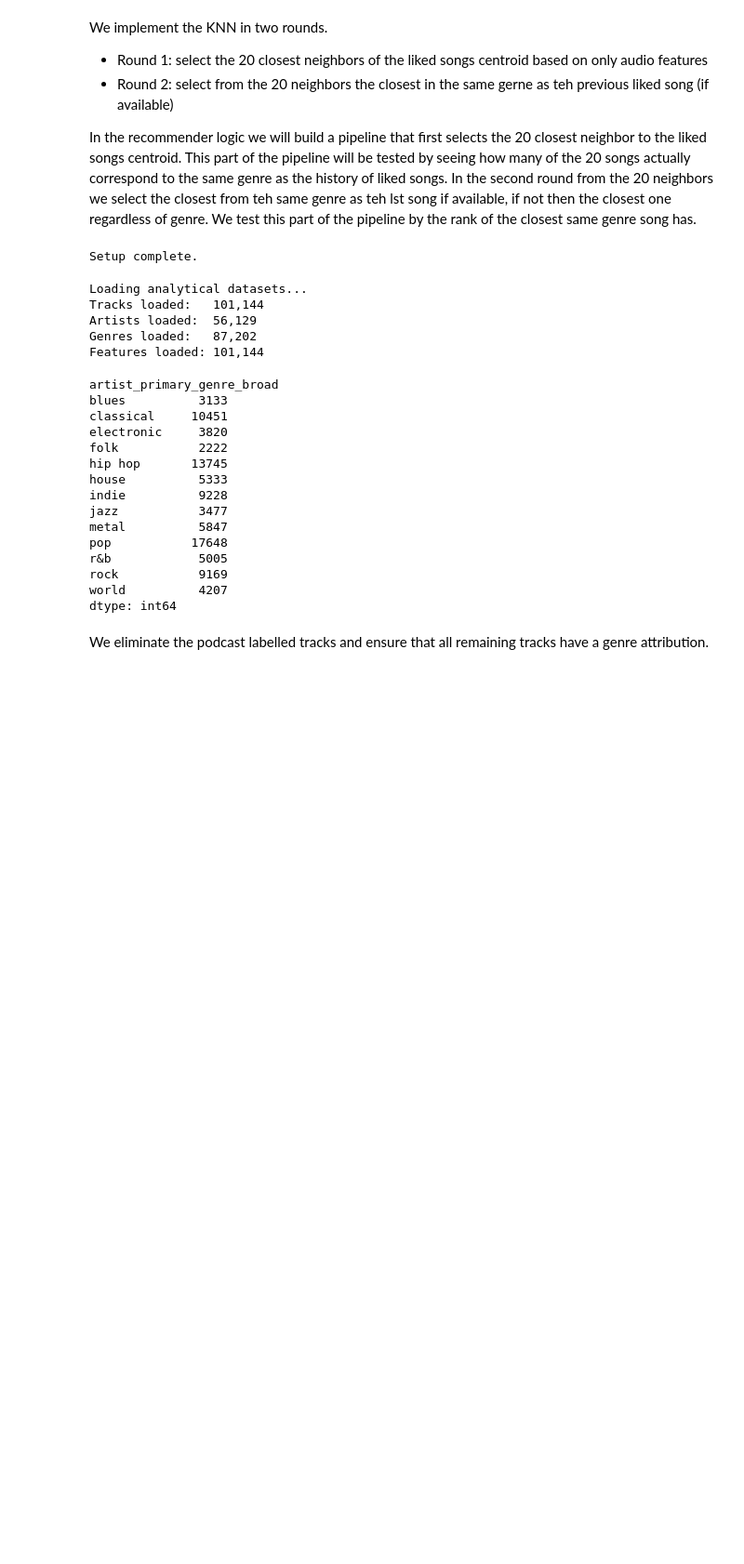
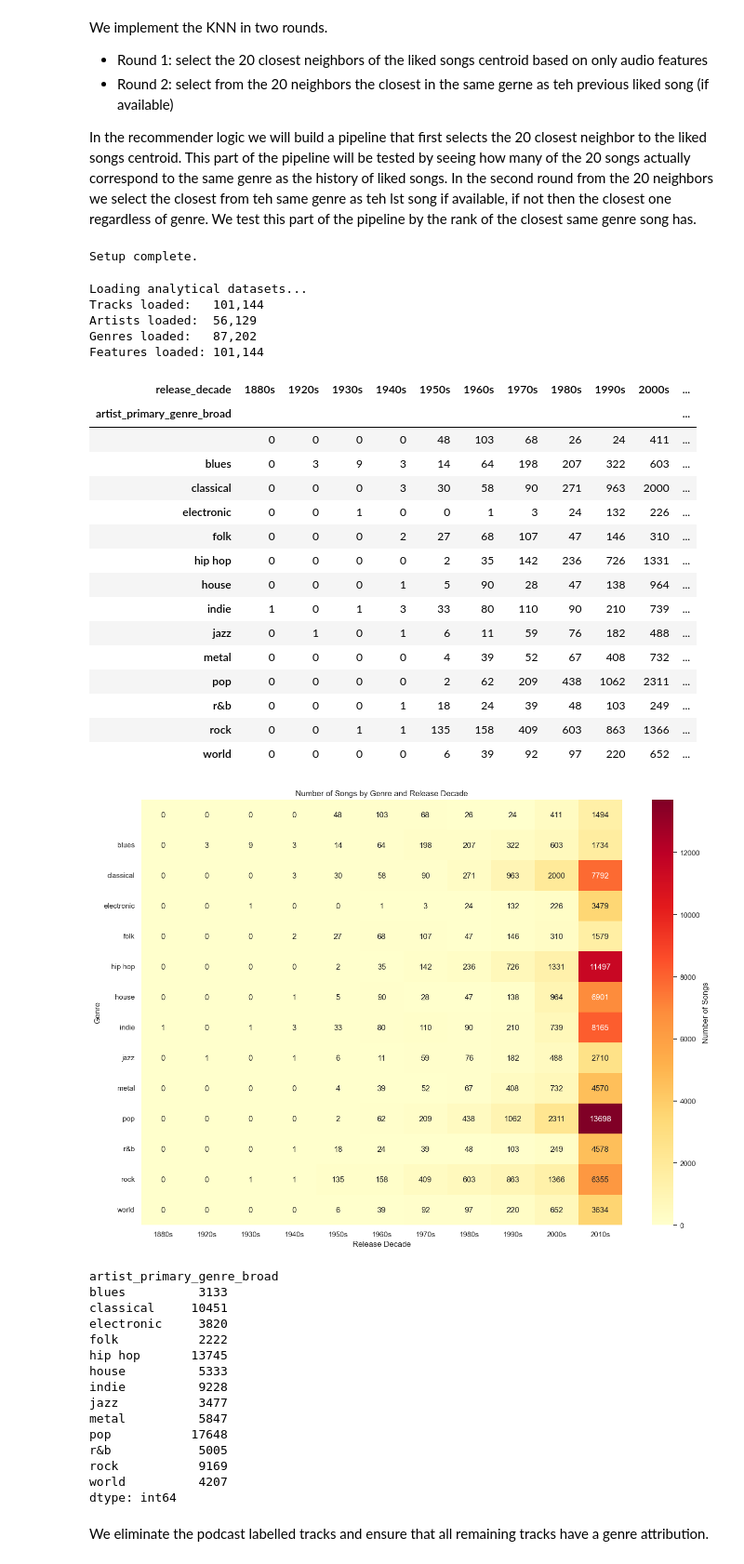
Before and after one commit to ds25m025edbertolima/soe-spotify, a Jupyter notebook: notebooks/5B-knn-advanced.ipynb, the cells around one changed output. Shown at 93% size. Cells and saved outputs as stored; diff of their text form; code cells hidden in the pictures; blank space fills up the shorter version.

```diff
--- a/notebooks/5B-knn-advanced.ipynb
+++ b/notebooks/5B-knn-advanced.ipynb
@@ -68,3 +70,37 @@ Features loaded: 101,144
+# %%
+# Extract decade from release_date and count songs per decade and genre
+df_tracks['release_decade'] = (df_tracks['release_date'].str[:4].astype(int) // 10 * 10).astype(str) + 's'
+
+# Display songs count by genre and decade
+decade_genre_counts = df_tracks.groupby(['artist_primary_genre_broad', 'release_decade']).size().unstack(fill_value=0)
+display(decade_genre_counts)
+
+# Optional: visualize as heatmap
+plt.figure(figsize=(14, 10))
+sns.heatmap(decade_genre_counts, annot=True, fmt='d', cmap='YlOrRd', cbar_kws={'label': 'Number of Songs'})
+plt.title('Number of Songs by Genre and Release Decade')
+plt.xlabel('Release Decade')
+plt.ylabel('Genre')
+plt.tight_layout()
+plt.show()
+# %% [output]
+| release_decade | 1880s | 1920s | 1930s | 1940s | 1950s | 1960s | 1970s | 1980s | 1990s | 2000s | ... |
+| artist_primary_genre_broad |  |  |  |  |  |  |  |  |  |  | ... |
+|  | 0 | 0 | 0 | 0 | 48 | 103 | 68 | 26 | 24 | 411 | ... |
+| blues | 0 | 3 | 9 | 3 | 14 | 64 | 198 | 207 | 322 | 603 | ... |
+| classical | 0 | 0 | 0 | 3 | 30 | 58 | 90 | 271 | 963 | 2000 | ... |
+| electronic | 0 | 0 | 1 | 0 | 0 | 1 | 3 | 24 | 132 | 226 | ... |
+| folk | 0 | 0 | 0 | 2 | 27 | 68 | 107 | 47 | 146 | 310 | ... |
+| hip hop | 0 | 0 | 0 | 0 | 2 | 35 | 142 | 236 | 726 | 1331 | ... |
+| house | 0 | 0 | 0 | 1 | 5 | 90 | 28 | 47 | 138 | 964 | ... |
+| indie | 1 | 0 | 1 | 3 | 33 | 80 | 110 | 90 | 210 | 739 | ... |
+| jazz | 0 | 1 | 0 | 1 | 6 | 11 | 59 | 76 | 182 | 488 | ... |
+| metal | 0 | 0 | 0 | 0 | 4 | 39 | 52 | 67 | 408 | 732 | ... |
+| pop | 0 | 0 | 0 | 0 | 2 | 62 | 209 | 438 | 1062 | 2311 | ... |
+| r&b | 0 | 0 | 0 | 1 | 18 | 24 | 39 | 48 | 103 | 249 | ... |
+| rock | 0 | 0 | 1 | 1 | 135 | 158 | 409 | 603 | 863 | 1366 | ... |
+| world | 0 | 0 | 0 | 0 | 6 | 39 | 92 | 97 | 220 | 652 | ... |
+[figure, added]
 # %%
 df_tracks = df_tracks[df_tracks['is_podcast'] == 'no']
 # output the number of observations for each genre in artist_primary_genre_broad
```
Also changed, not shown: parts of 8 cells of this notebook, 1 other file.
